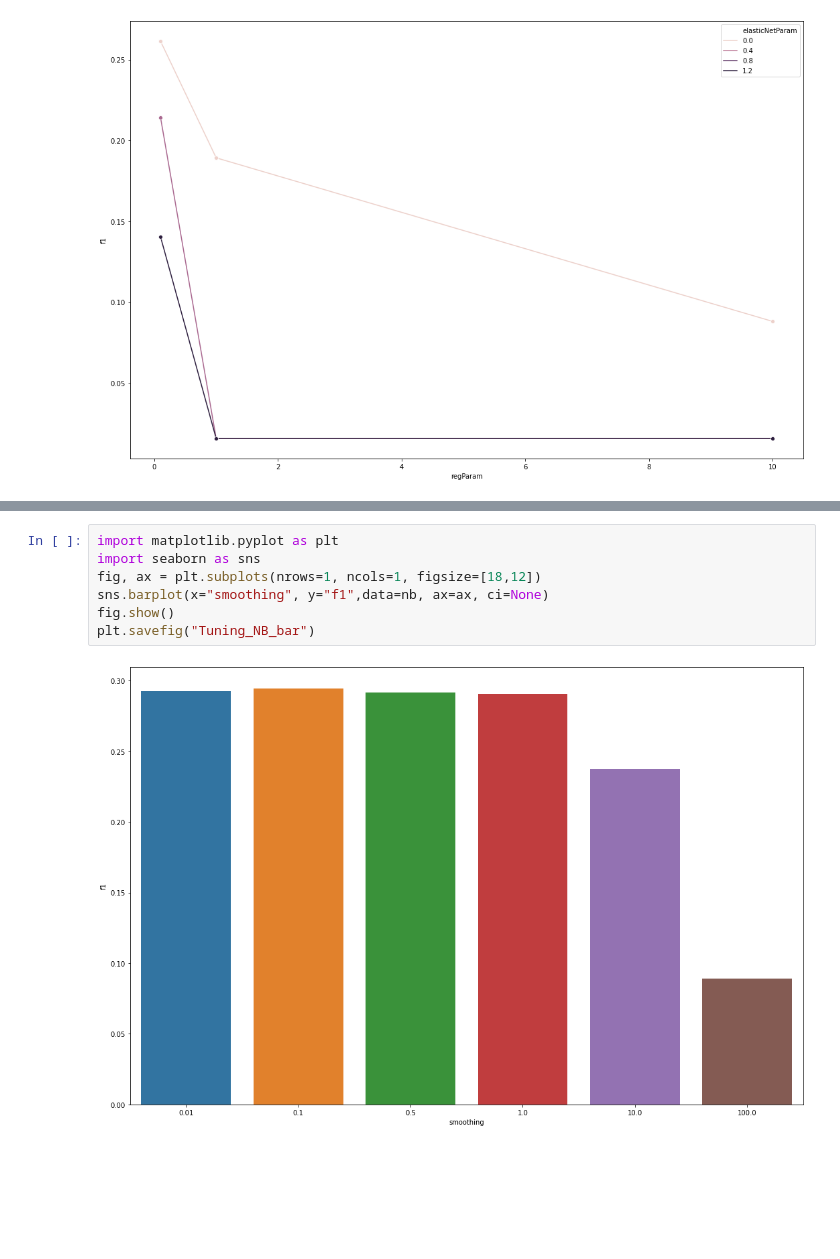
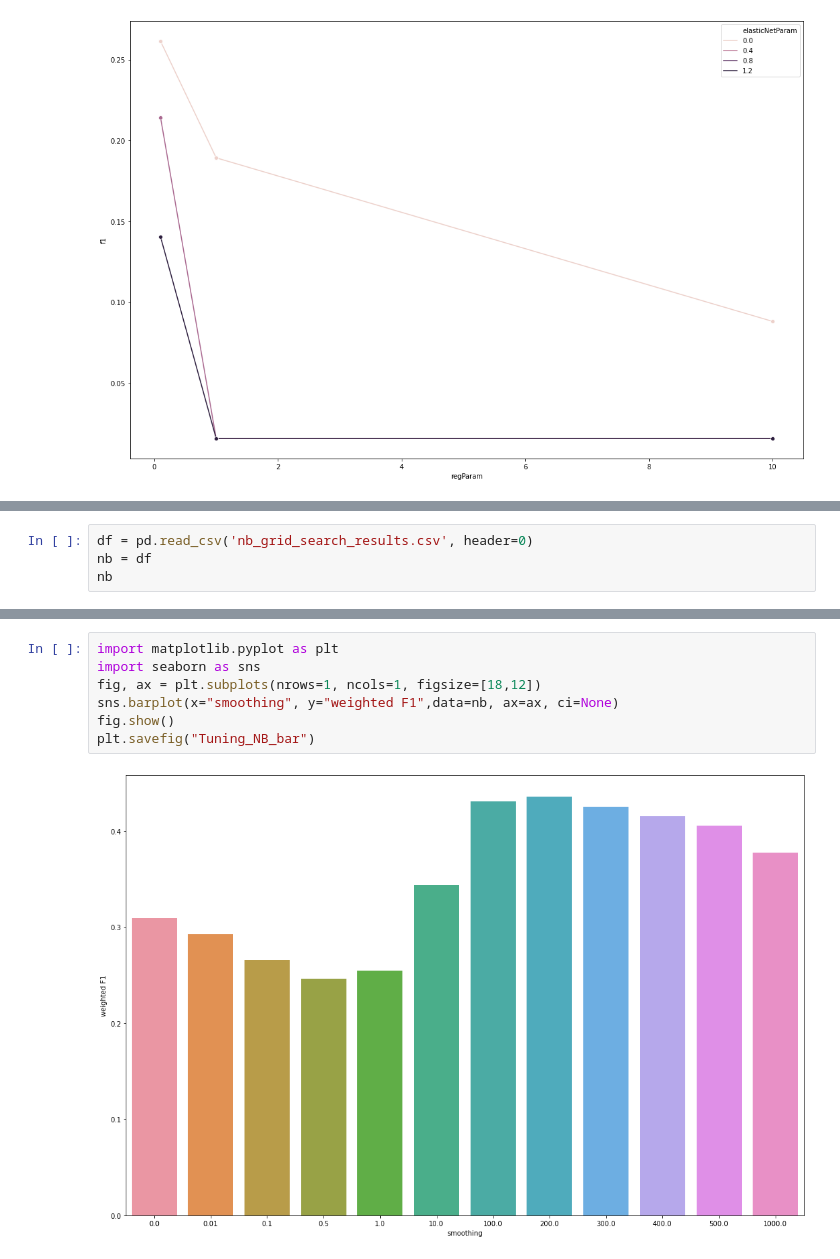
Before and after one commit to mklasby/ENSF_612_Project, a Jupyter notebook: Results/Tag_1/diagrams.ipynb, the cells around one changed output, grey strips where cells are left out. Saved outputs shown, nothing was run; the diff lists cells and outputs as text; blank space fills up the shorter version.

```diff
--- a/Results/Tag_1/diagrams.ipynb
+++ b/Results/Tag_1/diagrams.ipynb
@@ -156,0 +143,4 @@ nb
+# %%
+df = pd.read_csv('nb_grid_search_results.csv', header=0)
+nb = df
+nb
@@ -166,9 +170,9 @@ plt.savefig("Tuning_NB")
 # %%
 import matplotlib.pyplot as plt
 import seaborn as sns
 fig, ax = plt.subplots(nrows=1, ncols=1, figsize=[18,12])
-sns.barplot(x="smoothing", y="f1",data=nb, ax=ax, ci=None)
+sns.barplot(x="smoothing", y="weighted F1",data=nb, ax=ax, ci=None)
 fig.show()
 plt.savefig("Tuning_NB_bar")
 # %% [output]
-[figure, old version]
+[figure, new version]
```
Also changed, not shown: parts of 11 cells of this notebook, 41 other files.
